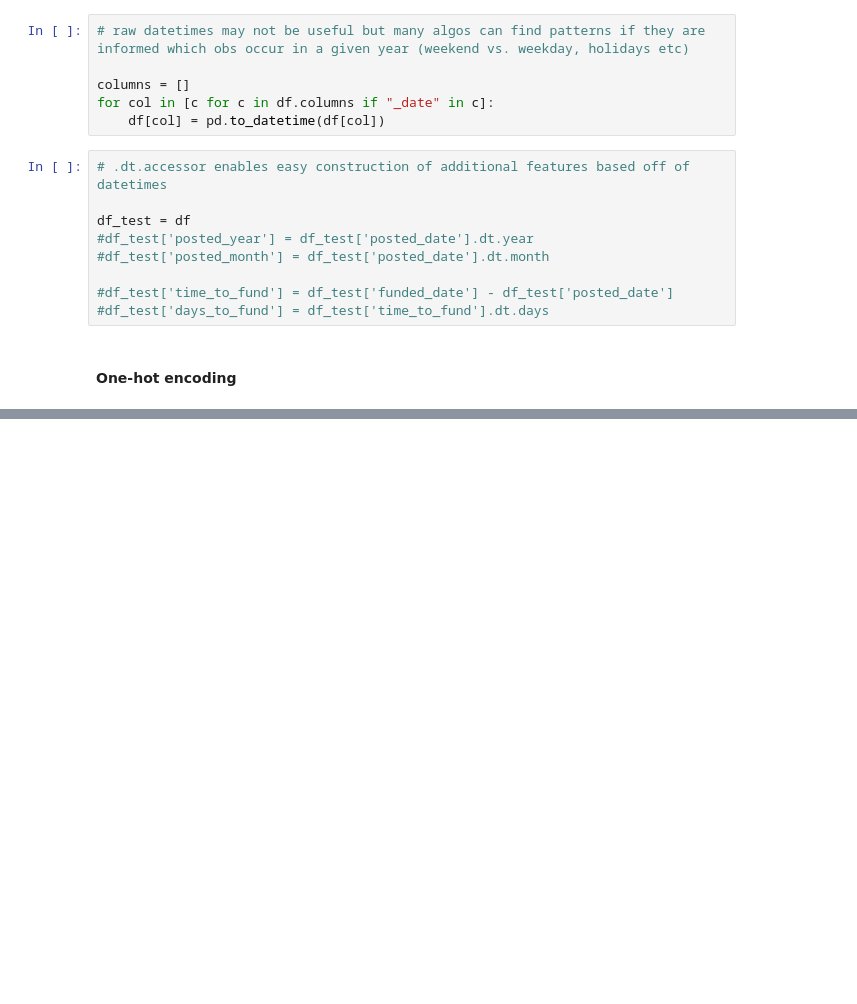
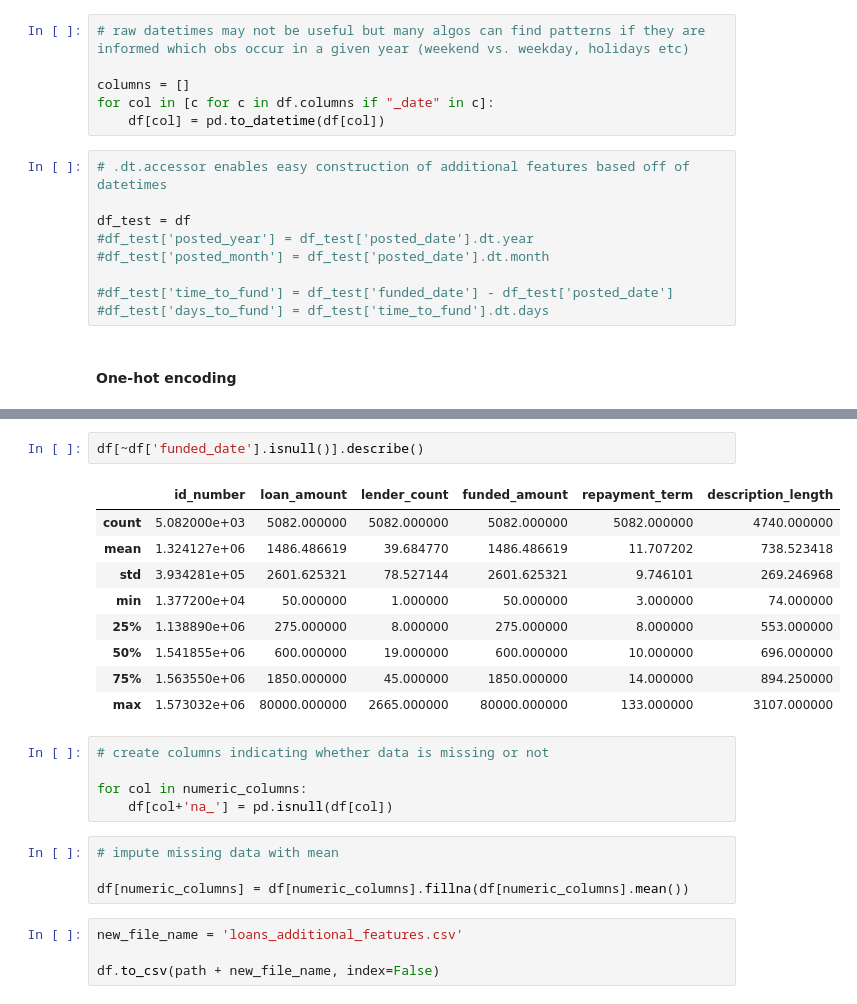
Before and after one commit to jenni4j/ML-from-scratch, a Jupyter notebook: EDA_Template.ipynb, the cells around one changed output, grey strips where cells are left out. Cells and saved outputs as stored; diff of their text form; blank space fills up the shorter version.

```diff
--- a/EDA_Template.ipynb
+++ b/EDA_Template.ipynb
@@ -364,0 +522,25 @@ df_test = df
+# %%
+df[~df['funded_date'].isnull()].describe()
+# %% [output]
+|  | id_number | loan_amount | lender_count | funded_amount | repayment_term | description_length |
+| count | 5.082000e+03 | 5082.000000 | 5082.000000 | 5082.000000 | 5082.000000 | 4740.000000 |
+| mean | 1.324127e+06 | 1486.486619 | 39.684770 | 1486.486619 | 11.707202 | 738.523418 |
+| std | 3.934281e+05 | 2601.625321 | 78.527144 | 2601.625321 | 9.746101 | 269.246968 |
+| min | 1.377200e+04 | 50.000000 | 1.000000 | 50.000000 | 3.000000 | 74.000000 |
+| 25% | 1.138890e+06 | 275.000000 | 8.000000 | 275.000000 | 8.000000 | 553.000000 |
+| 50% | 1.541855e+06 | 600.000000 | 19.000000 | 600.000000 | 10.000000 | 696.000000 |
+| 75% | 1.563550e+06 | 1850.000000 | 45.000000 | 1850.000000 | 14.000000 | 894.250000 |
+| max | 1.573032e+06 | 80000.000000 | 2665.000000 | 80000.000000 | 133.000000 | 3107.000000 |
+# %%
+# create columns indicating whether data is missing or not
+
+for col in numeric_columns:
+    df[col+'na_'] = pd.isnull(df[col])
+# %%
+# impute missing data with mean
+
+df[numeric_columns] = df[numeric_columns].fillna(df[numeric_columns].mean())
+# %%
+new_file_name = 'loans_additional_features.csv'
+
+df.to_csv(path + new_file_name, index=False)
```
Also changed, not shown: parts of 28 cells of this notebook, 1 other file.
